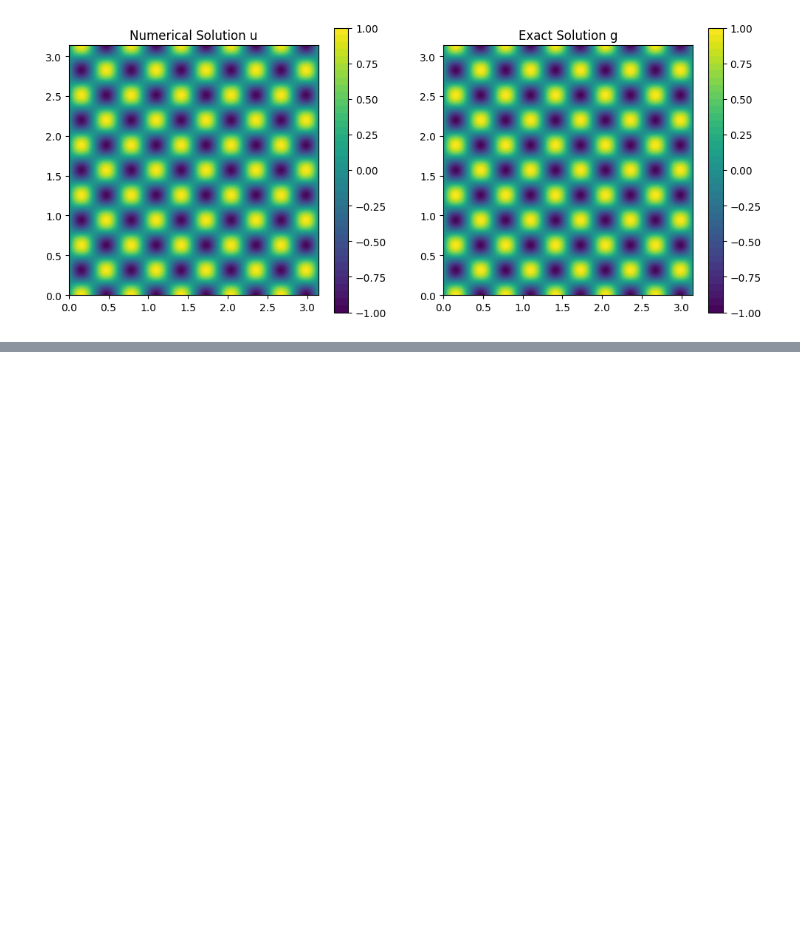
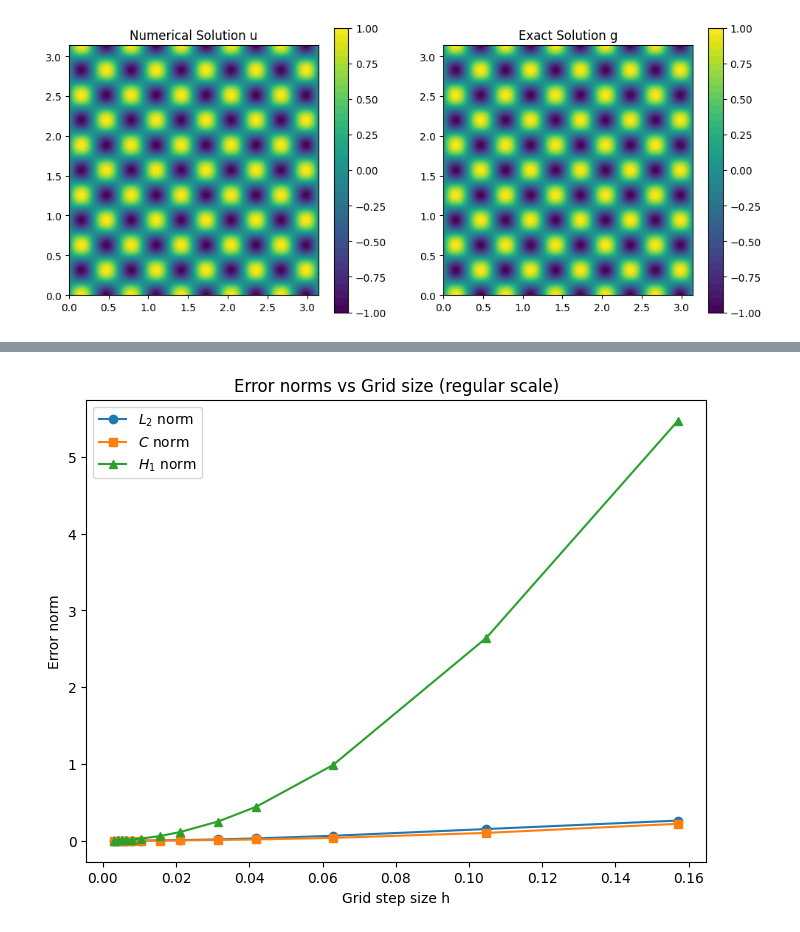
Before and after one commit to TerraFlexer/kt_matmodel_2025, a Jupyter notebook: Task_1/Task_1_Part_4.ipynb, the cells around one changed output, grey strips where cells are left out. Saved outputs shown, nothing was run; the diff lists cells and outputs as text; code cells hidden in the pictures; blank space fills up the shorter version.

```diff
--- a/Task_1/Task_1_Part_4.ipynb
+++ b/Task_1/Task_1_Part_4.ipynb
@@ -95,0 +149,13 @@ plt.show()
+# %%
+plt.figure(figsize=(8, 6))
+plt.plot(hs, errors_L2, marker='o', label=r'$L_2$ norm')
+plt.plot(hs, errors_C, marker='s', label=r'$C$ norm')
+plt.plot(hs, errors_H1, marker='^', label=r'$H_1$ norm')
+
+plt.xlabel("Grid step size h")
+plt.ylabel("Error norm")
+plt.legend()
+plt.title("Error norms vs Grid size (regular scale)")
+plt.show()
+# %% [output]
+[figure, added]
```
Also changed, not shown: parts of 6 cells of this notebook.
